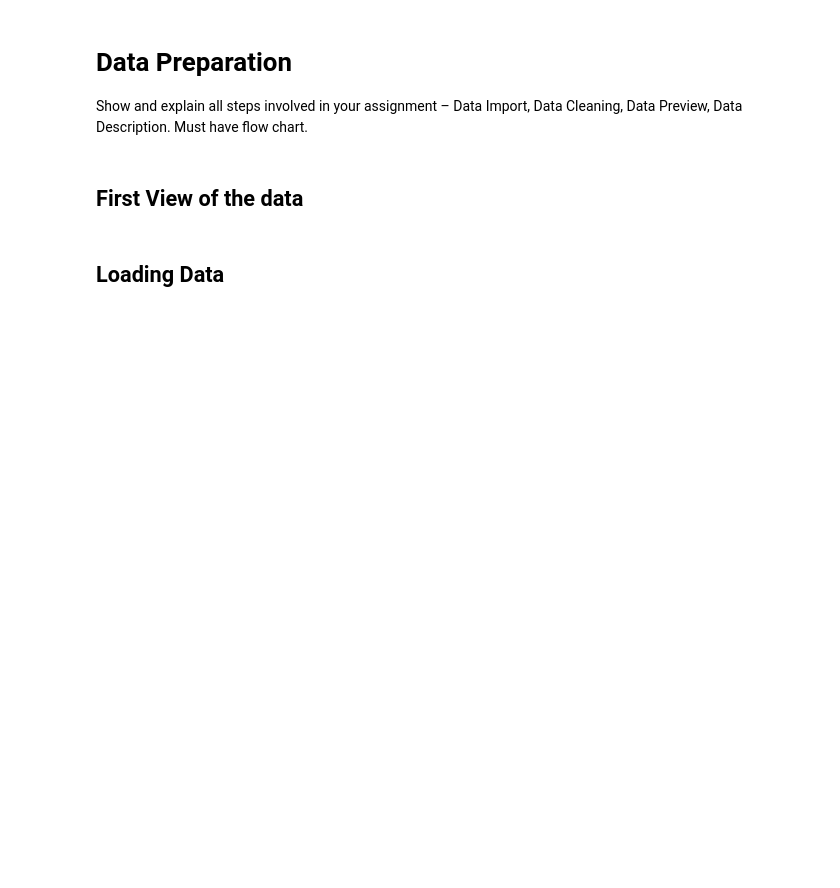
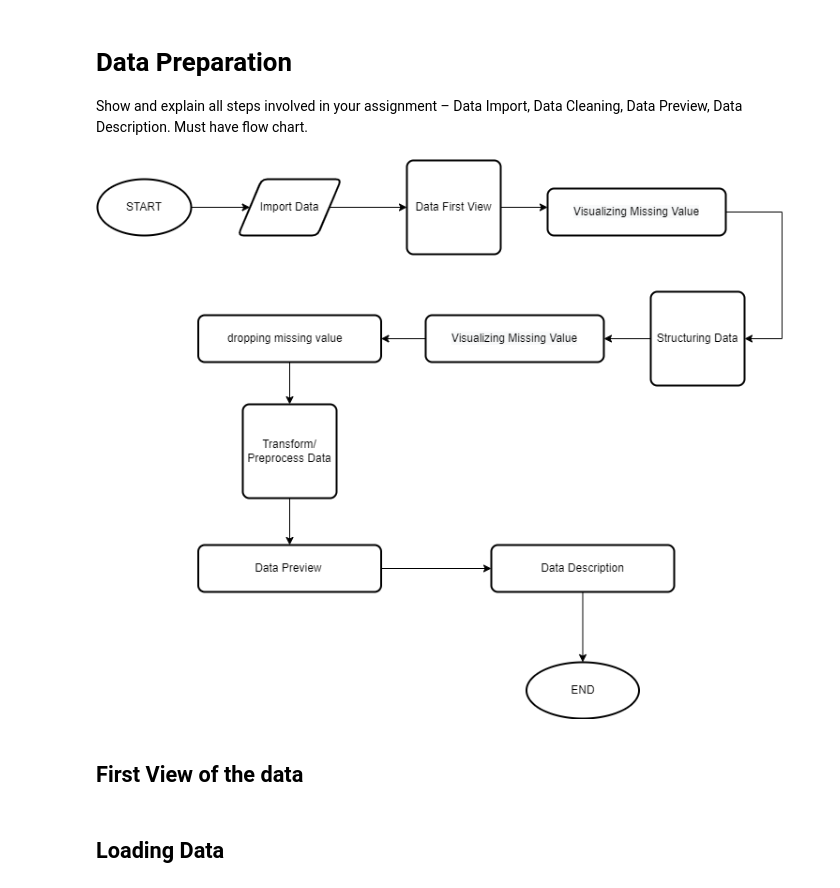
Before and after one commit to soonkienyuan/data-wrangling-school-project, a Jupyter notebook: Data Preparation.ipynb, the cells around one changed output. Saved outputs shown, nothing was run; the diff lists cells and outputs as text; code cells hidden in the pictures; blank space fills up the shorter version.

Commit message:
Update Data Prep flow chart

```diff
--- a/Data Preparation.ipynb
+++ b/Data Preparation.ipynb
@@ -2,6 +2,12 @@
 # Data Preparation
 
 Show and explain all steps involved in your assignment – Data Import, Data Cleaning, Data Preview, Data Description. Must have flow chart.
+# %%
+from PIL import Image
+img = Image.open("data prep flw chart.drawio.png")
+display(img)
+# %% [output]
+[figure, added]
 # %% [markdown]
 ## First View of the data
 # %% [markdown]
```
Also changed, not shown: 3 other files.
